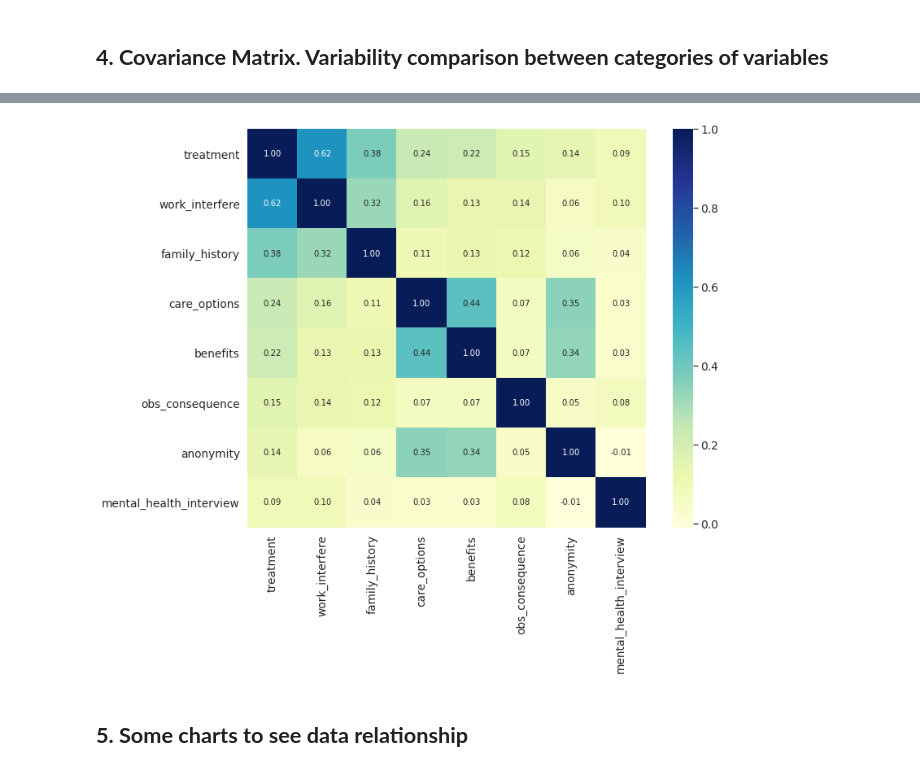
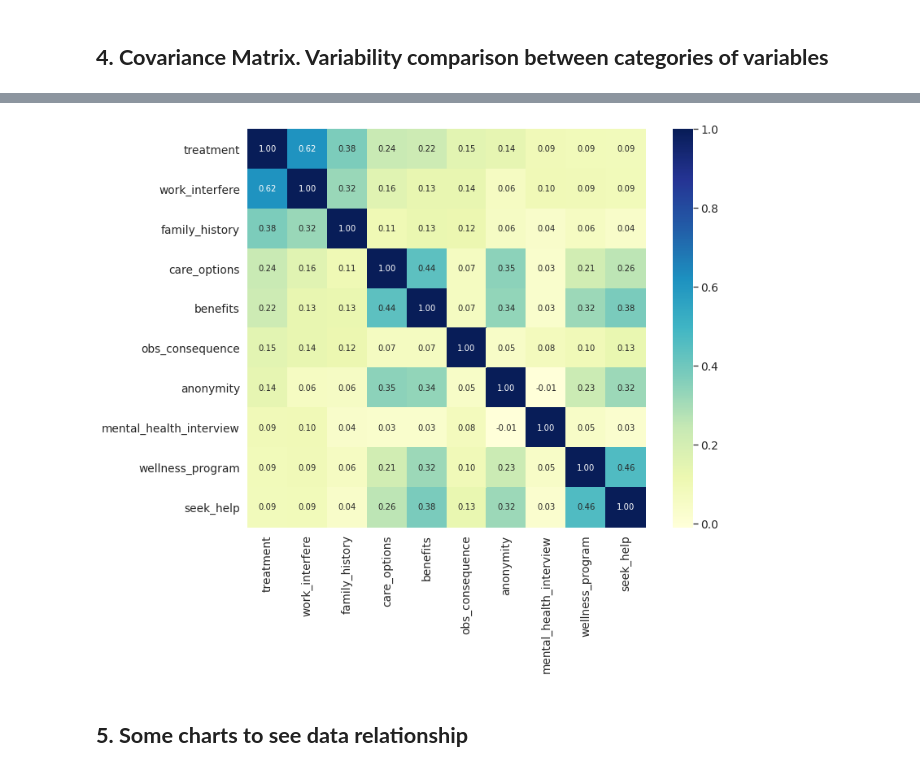
Before and after one commit to StefaniaSferragatta/fds, a Jupyter notebook: machine-learning-for-mental-health-1.ipynb, the cells around one changed output, grey strips where cells are left out. Cells and saved outputs as stored; diff of their text form; code cells hidden in the pictures.

```diff
--- a/machine-learning-for-mental-health-1.ipynb
+++ b/machine-learning-for-mental-health-1.ipynb
@@ -321,15 +321,15 @@ plt.show()
 # %%
 #treatment correlation matrix
-k = 8 #number of variables for heatmap
+k = 10 #number of variables for heatmap
 #appling a sort of filter on the categories, taking only the ones that are more correlated with the column 'treatment'
 cols = corrmat.nlargest(k, 'treatment')['treatment'].index
 cm = np.corrcoef(train_df[cols].values.T) #Return Pearson product-moment correlation coefficients (numeric version of the heatmap)
 sns.set(font_scale=1.25)
 f, ax = plt.subplots(figsize=(12, 9))
 hm = sns.heatmap(cm,  cmap="YlGnBu",cbar=True, annot=True, square=True, fmt='.2f', annot_kws={'size': 10}, yticklabels=cols.values, xticklabels=cols.values)
 plt.show()
 # %% [output]
-[figure, old version]
+[figure, new version]
 # %% [markdown]
 <a id='Some_charts_to_see_data_relationship'></a>
 ## **5. Some charts to see data relationship**
```
Also changed, not shown: parts of 21 cells of this notebook.
